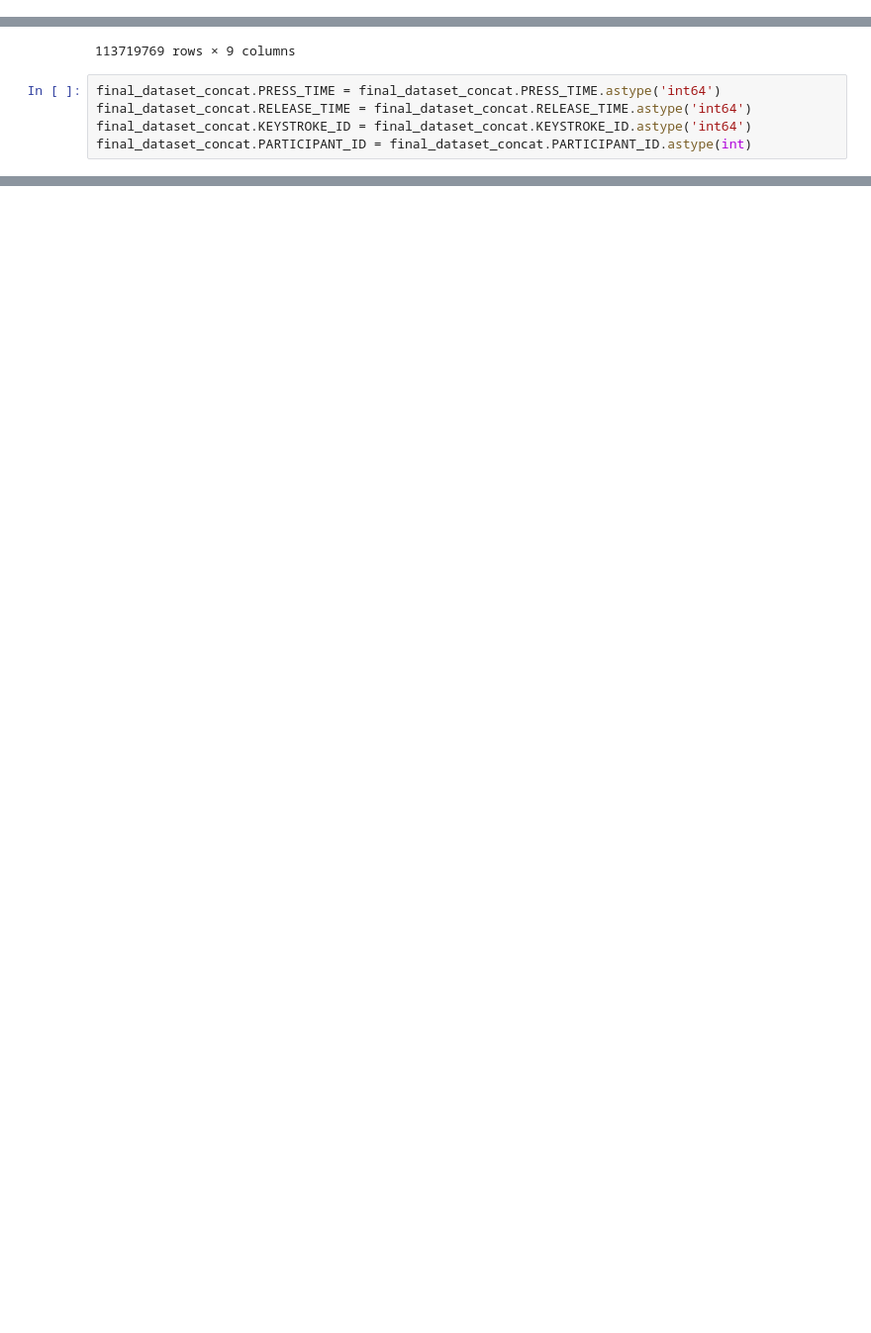
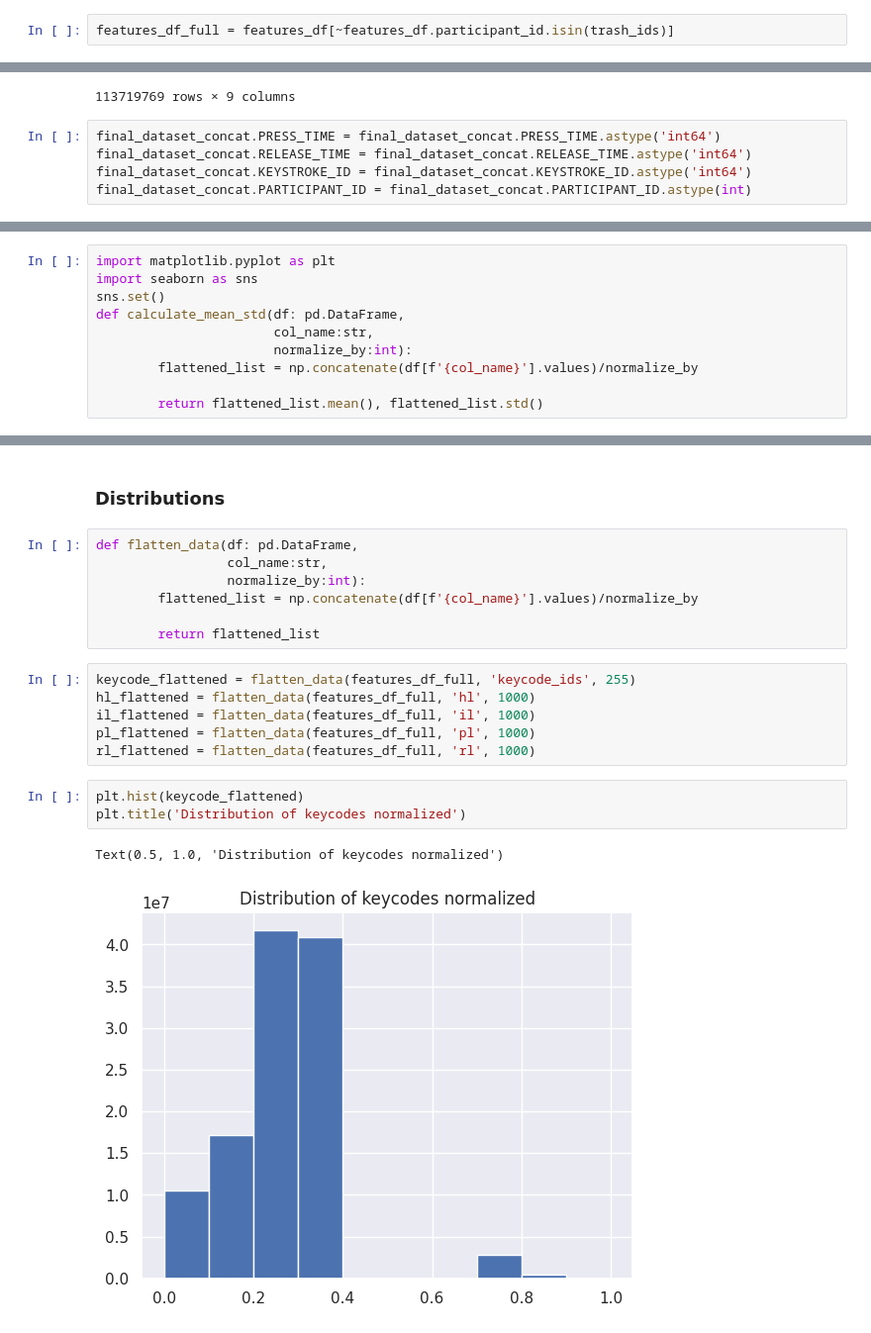
Before and after one commit to rokset3/GoNet, a Jupyter notebook: 1. Data Preprocessing, Feature Extraction & Dataset Generation.ipynb, the cells around one changed output, grey strips where cells are left out. Shown: that part at 99% size. Cells and saved outputs as stored; diff of their text form; blank space fills up the shorter version.

Commit message:
update-cleaned and normalized dataset

```diff
--- a/1. Data Preprocessing, Feature Extraction & Dataset Generation.ipynb
+++ b/1. Data Preprocessing, Feature Extraction & Dataset Generation.ipynb
@@ -161,0 +180,2 @@ features_df['participant_id'] = features_df['participant_id'].astype('int64')
+# %%
+features_df_full = features_df[~features_df.participant_id.isin(trash_ids)]
@@ -213,0 +354,10 @@ Updating downloaded metadata with the new split.
+# %%
+import matplotlib.pyplot as plt
+import seaborn as sns
+sns.set()
+def calculate_mean_std(df: pd.DataFrame,
+                       col_name:str,
+                       normalize_by:int):
+        flattened_list = np.concatenate(df[f'{col_name}'].values)/normalize_by
+
+        return flattened_list.mean(), flattened_list.std()
@@ -213,0 +408,21 @@ Updating downloaded metadata with the new split.
+# %% [markdown]
+### Distributions
+# %%
+def flatten_data(df: pd.DataFrame,
+                 col_name:str,
+                 normalize_by:int):
+        flattened_list = np.concatenate(df[f'{col_name}'].values)/normalize_by
+
+        return flattened_list
+# %%
+keycode_flattened = flatten_data(features_df_full, 'keycode_ids', 255)
+hl_flattened = flatten_data(features_df_full, 'hl', 1000)
+il_flattened = flatten_data(features_df_full, 'il', 1000)
+pl_flattened = flatten_data(features_df_full, 'pl', 1000)
+rl_flattened = flatten_data(features_df_full, 'rl', 1000)
+# %%
+plt.hist(keycode_flattened)
+plt.title('Distribution of keycodes normalized')
+# %% [output]
+Text(0.5, 1.0, 'Distribution of keycodes normalized')
+[figure, added]
```
Also changed, not shown: parts of 56 cells of this notebook, 2 other files.
